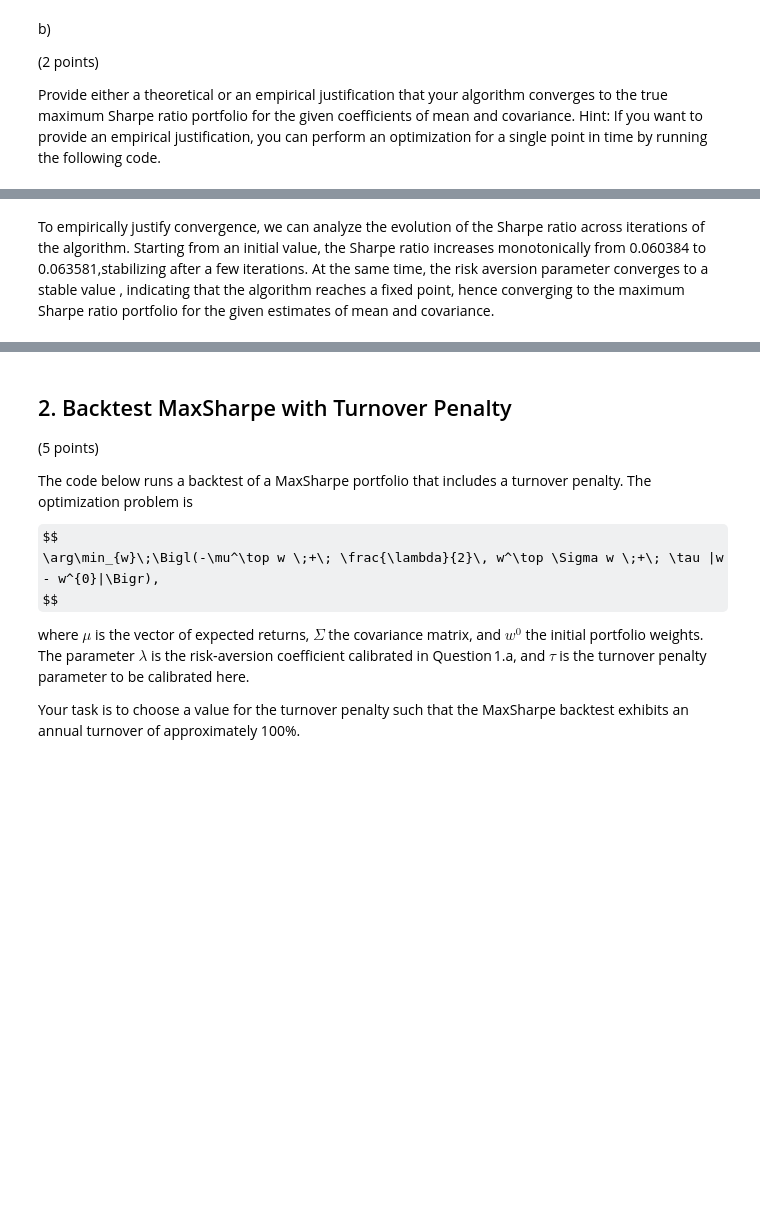
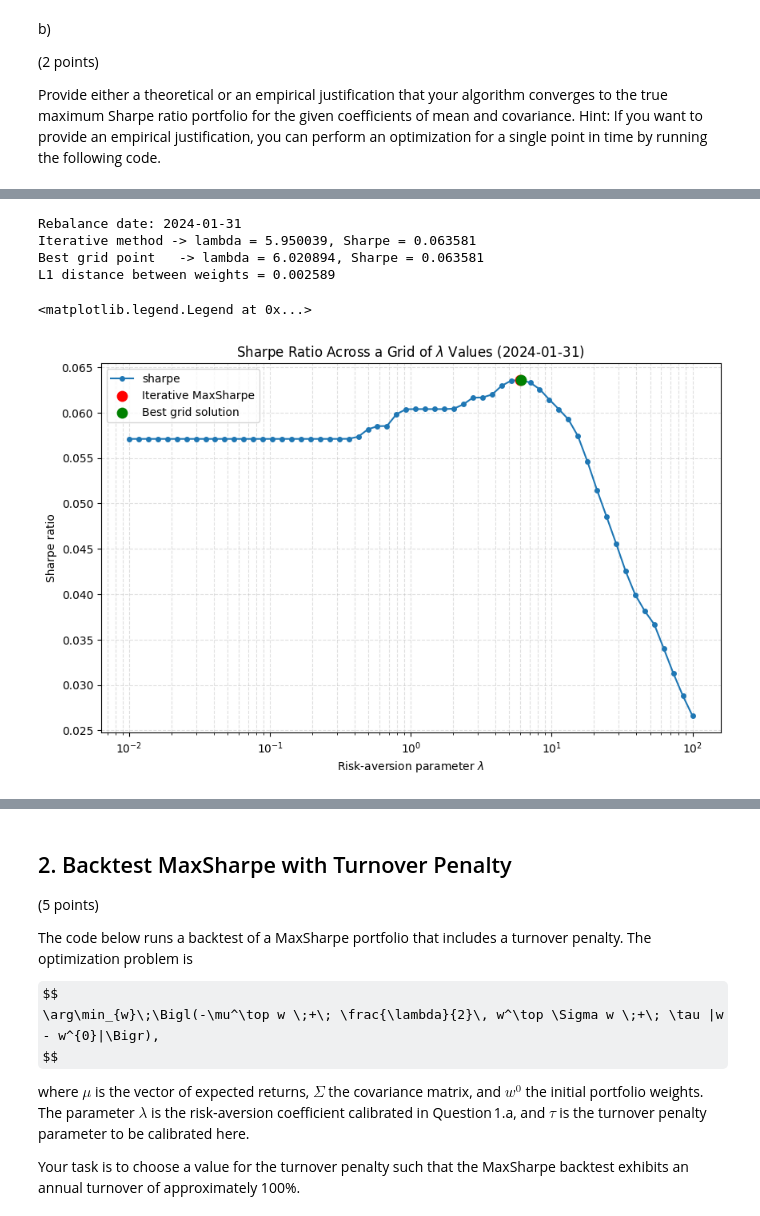
Before and after one commit to MatildeVenturi/qpmwp-course, a Jupyter notebook: assignments/assignment_3.ipynb, the cells around one changed output, grey strips where cells are left out. Cells and saved outputs as stored; diff of their text form; code cells hidden in the pictures; some formulas as TeX source; blank space fills up the shorter version.

```diff
--- a/assignments/assignment_3.ipynb
+++ b/assignments/assignment_3.ipynb
@@ -69,10 +81,16 @@ PATH_TO_DATA =  '/Users/matildeventuri/Desktop/Documents/GitHub/qpmwp-course/dat
+# %%
+
+# Keep the assignment data path relative to the repo so this runs on any machine.
+PATH_TO_DATA = assignment_data_path
+
+if not PATH_TO_DATA.exists():
+    raise FileNotFoundError(f'Could not find the assignment data folder: {PATH_TO_DATA}')
 # %%
-
 # Load market and jkp data from parquet files
 import pyarrow.parquet as pq
 
-table_market = pq.read_table(f"{PATH_TO_DATA}market_data.parquet")
-table_jkp = pq.read_table(f"{PATH_TO_DATA}jkp_data.parquet")
+table_market = pq.read_table(PATH_TO_DATA / 'market_data.parquet')
+table_jkp = pq.read_table(PATH_TO_DATA / 'jkp_data.parquet')
 
 market_data = table_market.to_pandas(strings_to_categorical=False)
 jkp_data = table_jkp.to_pandas(strings_to_categorical=False) #dati per costruire factors
@@ -134,7 +152,7 @@ rebdates = [date for date in rebdates if date > '2002-01-01']
 data = BacktestData()
 data.market_data = market_data_ffill  # notice that we use the forward filled market data here
 data.jkp_data = jkp_data
-data.bm_series = load_data_spi(path= project_root + '/qpmwp-course/data/')
+data.bm_series = load_data_spi(path=str(data_path))
 # %%
 # Define the selection item builders.
 selection_item_builders = {
@@ -346,4 +389,0 @@ bs.optimization.results
-# %% [markdown]
-To empirically justify convergence, we can analyze the evolution of the Sharpe ratio across iterations of the algorithm.
-Starting from an initial value, the Sharpe ratio increases monotonically from 0.060384 to 0.063581,stabilizing after a few iterations.
-At the same time, the risk aversion parameter converges to a stable value , indicating that the algorithm reaches a fixed point, hence converging to the maximum Sharpe ratio portfolio for the given estimates of mean and covariance.
@@ -349,0 +469,50 @@ At the same time, the risk aversion parameter converges to a stable value , indi
+# %%
+# Compare the two solutions numerically and visually.
+weight_gap_l1 = np.abs(iter_result["weights"] - best_grid_result["weights"]).sum()
+
+print(f"Rebalance date: {comparison_rebdate}")
+print(f"Iterative method -> lambda = {iter_result['lambda']:.6f}, Sharpe = {iter_result['sharpe']:.6f}")
+print(f"Best grid point   -> lambda = {best_grid_result['lambda']:.6f}, Sharpe = {best_grid_result['sharpe']:.6f}")
+print(f"L1 distance between weights = {weight_gap_l1:.6f}")
+
+ax = grid_df.plot(
+    x="lambda",
+    y="sharpe",
+    logx=True,
+    figsize=(10, 6),
+    marker="o",
+    markersize=4,
+    linewidth=1.5,
+    title=f"Sharpe Ratio Across a Grid of $\\lambda$ Values ({comparison_rebdate})",
+)
+
+# Highlight the iterative solution and the best grid solution.
+ax.scatter(
+    iter_result["lambda"],
+    iter_result["sharpe"],
+    color="red",
+    s=80,
+    label="Iterative MaxSharpe",
+    zorder=3,
+)
+
+ax.scatter(
+    best_grid_result["lambda"],
+    best_grid_result["sharpe"],
+    color="green",
+    s=80,
+    label="Best grid solution",
+    zorder=3,
+)
+
+ax.set_xlabel("Risk-aversion parameter $\\lambda$")
+ax.set_ylabel("Sharpe ratio")
+ax.grid(True, which="both", linestyle="--", alpha=0.4)
+ax.legend()
+# %% [output]
+Rebalance date: 2024-01-31
+Iterative method -> lambda = 5.950039, Sharpe = 0.063581
+Best grid point   -> lambda = 6.020894, Sharpe = 0.063581
+L1 distance between weights = 0.002589
+<matplotlib.legend.Legend at 0x...>
+[figure, added]
```
Also changed, not shown: parts of 15 cells of this notebook.
